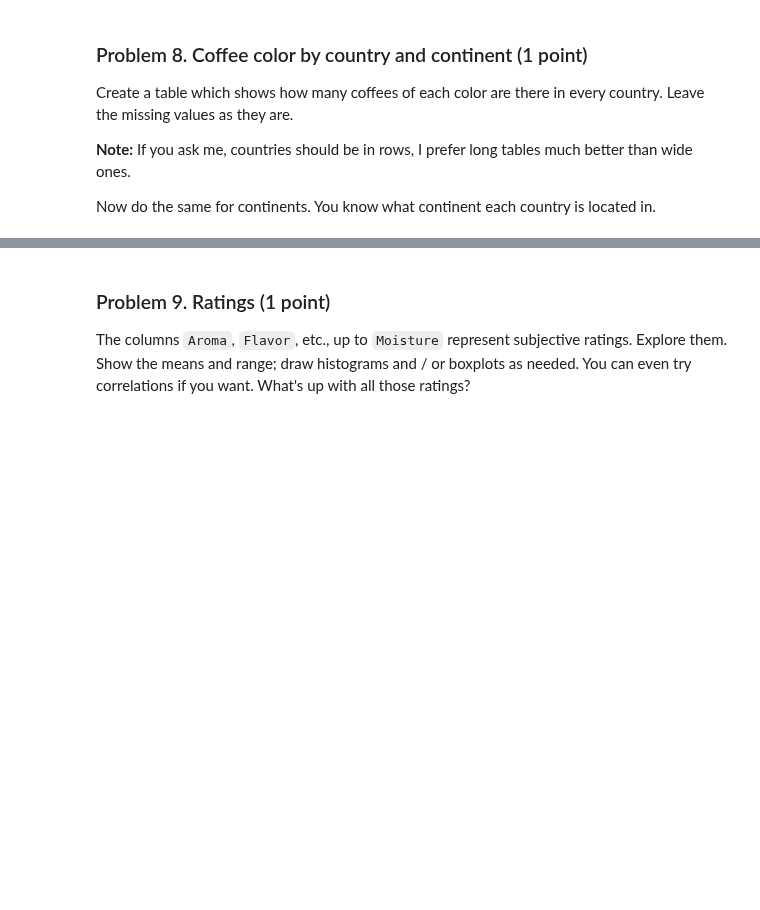
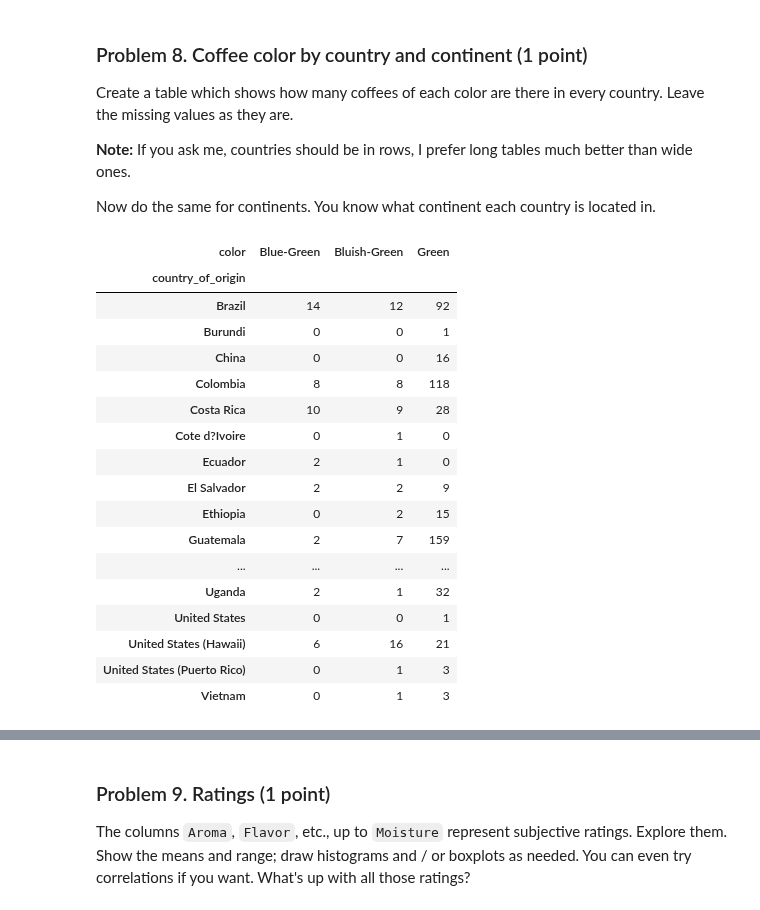
Before and after one commit to stilyan122/AI-and-Machine-Learning, a Jupyter notebook: Data Science/Data Tidying and Cleaning/Data Tidying and Cleaning Lab.ipynb, the cells around one changed output, grey strips where cells are left out. Cells and saved outputs as stored; diff of their text form; code cells hidden in the pictures; blank space fills up the shorter version.

```diff
--- a/Data Science/Data Tidying and Cleaning/Data Tidying and Cleaning Lab.ipynb
+++ b/Data Science/Data Tidying and Cleaning/Data Tidying and Cleaning Lab.ipynb
@@ -549,3 +552,32 @@ Create a table which shows how many coffees of each color are there in every cou
 **Note:** If you ask me, countries should be in rows, I prefer long tables much better than wide ones.
 
 Now do the same for continents. You know what continent each country is located in.
+# %%
+coffees_for_each_country = coffee_data.pivot_table(
+    index='country_of_origin',
+    columns='color',
+    values='species',
+    aggfunc='count',
+    fill_value=0
+)
+
+coffees_for_each_country
+# %% [output]
+| color | Blue-Green | Bluish-Green | Green |
+| country_of_origin |  |  |  |
+| Brazil | 14 | 12 | 92 |
+| Burundi | 0 | 0 | 1 |
+| China | 0 | 0 | 16 |
+| Colombia | 8 | 8 | 118 |
+| Costa Rica | 10 | 9 | 28 |
+| Cote d?Ivoire | 0 | 1 | 0 |
+| Ecuador | 2 | 1 | 0 |
+| El Salvador | 2 | 2 | 9 |
+| Ethiopia | 0 | 2 | 15 |
+| Guatemala | 2 | 7 | 159 |
+| ... | ... | ... | ... |
+| Uganda | 2 | 1 | 32 |
+| United States | 0 | 0 | 1 |
+| United States (Hawaii) | 6 | 16 | 21 |
+| United States (Puerto Rico) | 0 | 1 | 3 |
+| Vietnam | 0 | 1 | 3 |
```
Also changed, not shown: parts of 14 cells of this notebook.
